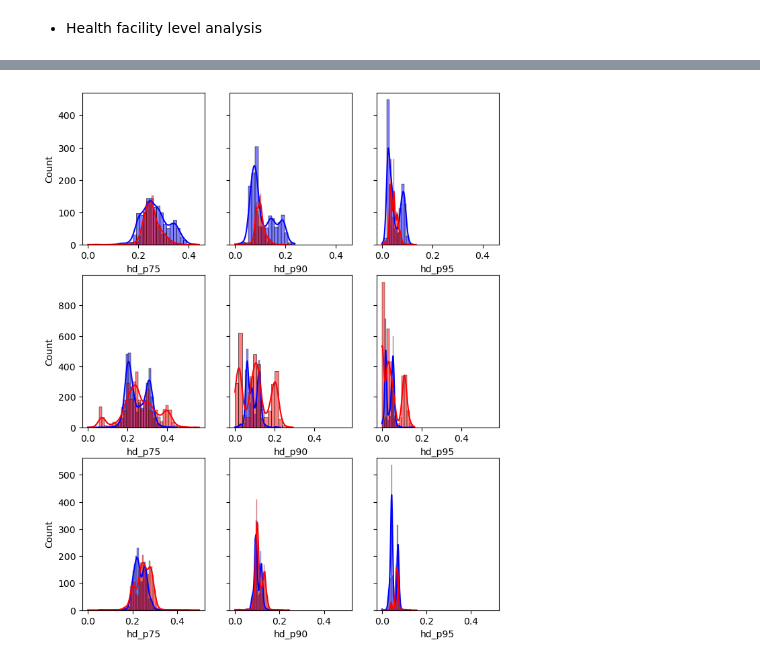
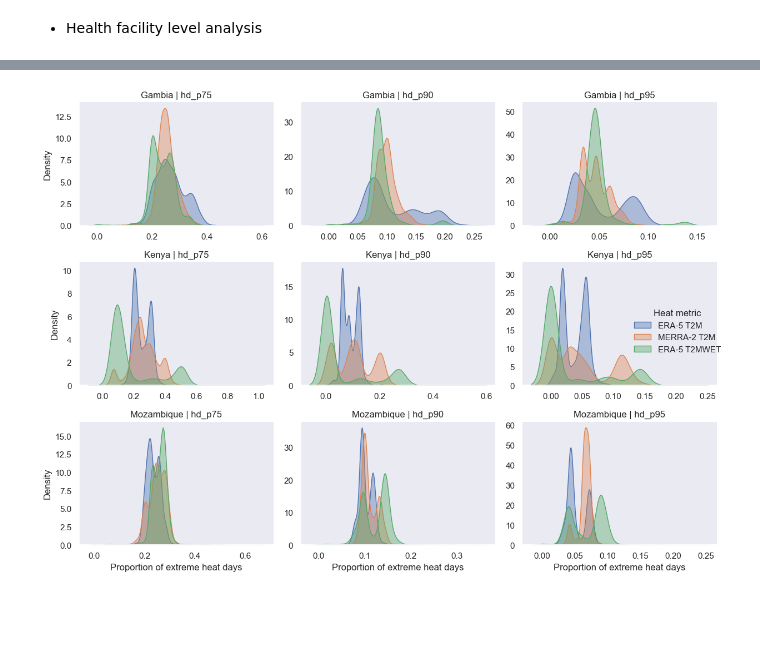
Before and after one commit to MSU-PALs/precisehealthgeo, a Jupyter notebook: notebooks/Daily Heat Exposure Analysis.ipynb, the cells around one changed output, grey strips where cells are left out. Saved outputs shown, nothing was run; the diff lists cells and outputs as text; code cells hidden in the pictures; blank space fills up the shorter version.

Commit message:
Make ridgeline plots of long-term and short-term heat exposure for ERA-5 and MERRA-2 data

```diff
--- a/notebooks/Daily Heat Exposure Analysis.ipynb
+++ b/notebooks/Daily Heat Exposure Analysis.ipynb
@@ -22,7 +23,7 @@ HD_P90| high | > $90 ^th $ percentile
 HD_P95| extreme | > $95 ^th $ percentile
 # %%
 out_dict = dict()
-for source in ["ERA-5", "MERRA-2"]:
+for source in ["ERA-5", "MERRA-2", "Dewpoint"]:
     out_df = pd.DataFrame()
     temp = pd.DataFrame()
     for level in ["facility", "village", "centroid"]:
@@ -102,7 +95,7 @@ HW_3c| > $95 ^th $ percentile | >= 4
 # %%
 # Heat wave events count
 out_dict = dict()
-for source in ["ERA-5", "MERRA-2"]:
+for source in ["ERA-5", "MERRA-2", "Dewpoint"]:
     out_df = pd.DataFrame()
     temp = pd.DataFrame()
     for level in ["facility", "village", "centroid"]:
@@ -145,7 +139,7 @@ heatwave_counts = pd.concat(
 # %%
 # Heat wave events duration
 out_dict = dict()
-for source in ["ERA-5", "MERRA-2"]:
+for source in ["ERA-5", "MERRA-2", "Dewpoint"]:
     out_df = pd.DataFrame()
     temp = pd.DataFrame()
     for level in ["facility", "village", "centroid"]:
@@ -225,7 +205,7 @@ merra2 = pd.read_csv("../data/processed/heat_days/facility-level/MERRA-2_heat_da
 def extreme_heat_data(level="facility"):
     out_df = pd.DataFrame()
 
-    for source in ["ERA-5", "MERRA-2"]:
+    for source in ["ERA-5", "MERRA-2", "Dewpoint"]:
         data = pd.read_csv(
             f"../data/processed/heat_days/{level}-level/{source}_heat_days.csv"
         )
@@ -235,4 +215,11 @@ def extreme_heat_data(level="facility"):
         )
         # combine data sources
         out_df = pd.concat([out_df, data], ignore_index=True)
-    return out_df
+    # Melt percentile columns
+    df_long = out_df.melt(
+        id_vars=["f2a_participant_id", "Country", "Exposure metric"],
+        value_vars=["hd_p75", "hd_p90", "hd_p95"],
+        var_name="heat_def",
+        value_name="proportion",
+    )
+    return df_long
@@ -256,15 +226,28 @@ for ax in axs.flatten():
-# %%
-fig, axs = plt.subplots(3, 3, figsize=(8, 10), sharex="row", sharey="row")
-for i, country in enumerate(["Gambia", "Kenya", "Mozambique"]):
-    era5_df = era5[era5["Country"] == country]
-    merra2_df = merra2[merra2["Country"] == country]
-
-    for j, hd in enumerate(["hd_p75", "hd_p90", "hd_p95"]):
-        sns.histplot(era5_df[hd], kde=True, color="blue", label="ERA-5", ax=axs[i, j])
-        sns.histplot(
-            merra2_df[hd], kde=True, color="red", label="MERRA-2", ax=axs[i, j]
-        )
-# %% [output]
-[figure, removed]
+# %%
+sns.set_theme(style="dark")
+
+g = sns.FacetGrid(
+    extreme_heat_data(),
+    row="Country",
+    col="heat_def",
+    hue="Exposure metric",
+    sharex=False,
+    sharey=False,
+    height=3,
+    aspect=1.2,
+)
+
+g.map(sns.kdeplot, "proportion", fill=True, alpha=0.4, bw_adjust=1)
+
+g.add_legend(title="Heat metric")
+
+# Improve layout
+g.set_axis_labels("Proportion of extreme heat days", "Density")
+g.set_titles(row_template="{row_name}", col_template="{col_name}")
+
+plt.tight_layout()
+plt.show()
+# %% [output]
+[figure, added]
 # %%
 sns.
```
Also changed, not shown: parts of 7 cells of this notebook, 9 other files.
